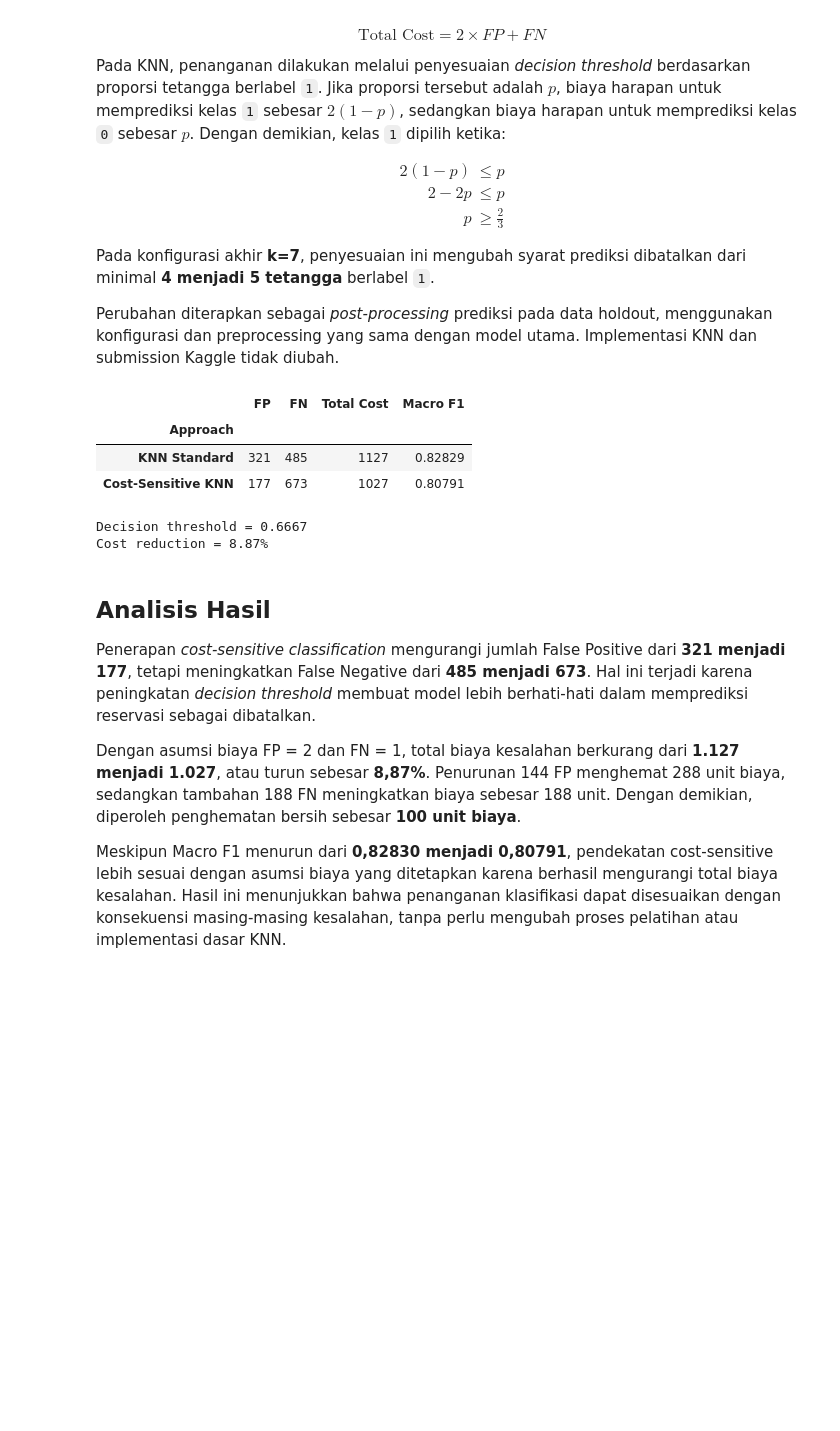
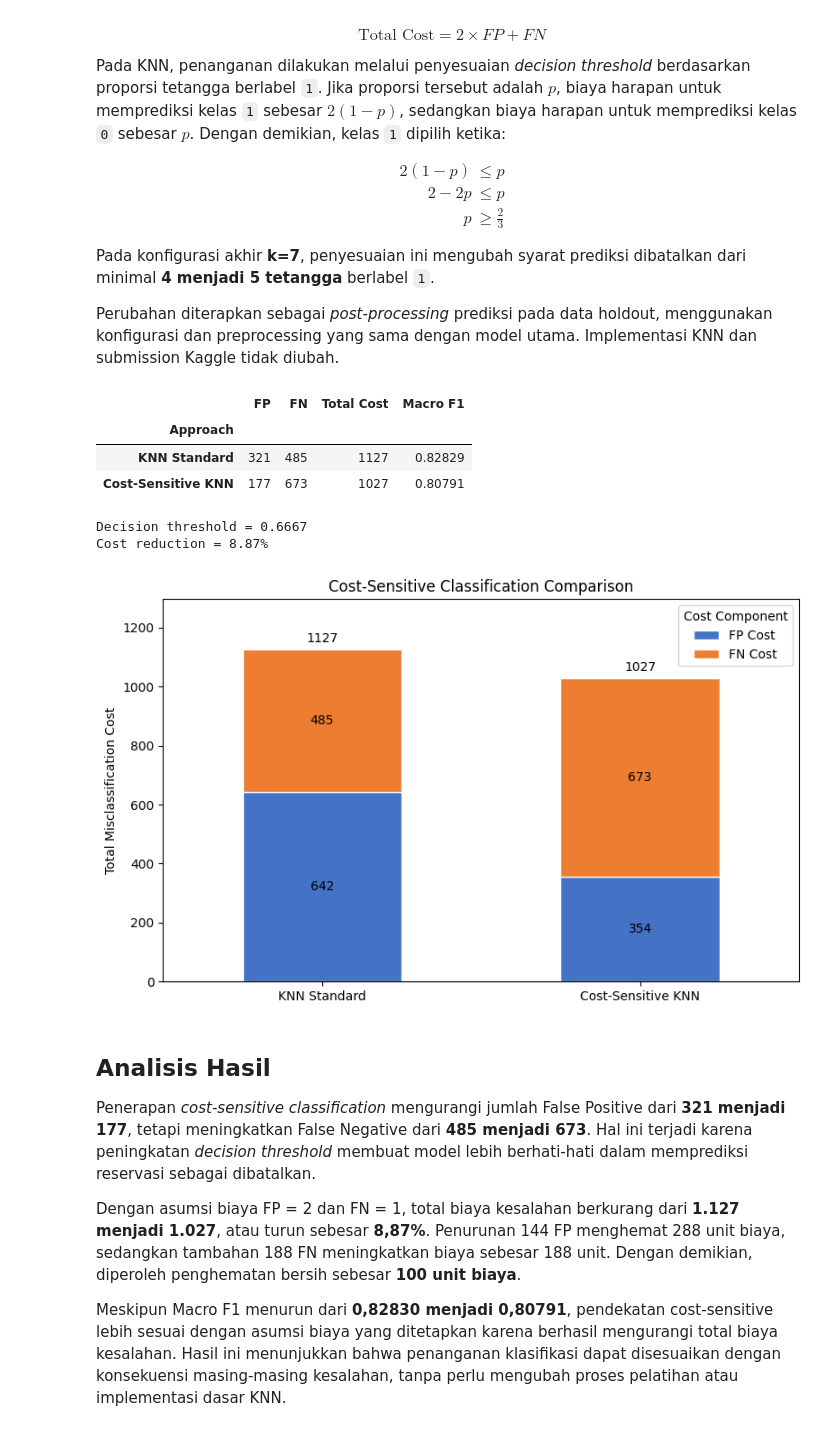
Before and after one commit to MAJIIDMN/IF3170_G04_TreeIsAllYouNeed, a Jupyter notebook: src/kaggle/knn_notebook.ipynb, the cells around one changed output. Cells and saved outputs as stored; diff of their text form; code cells hidden in the pictures; blank space fills up the shorter version.

```diff
--- a/src/kaggle/knn_notebook.ipynb
+++ b/src/kaggle/knn_notebook.ipynb
@@ -979,33 +992,75 @@ comparison = []
 for approach, predicted in predictions.items():
     tn, fp, fn, tp = confusion_matrix(
         bonus_y[bonus_holdout], predicted, labels=[0, 1]
     ).ravel()
 
     comparison.append({
         "Approach": approach,
         "FP": int(fp),
         "FN": int(fn),
         "Total Cost": int(cost_fp * fp + cost_fn * fn),
         "Macro F1": f1_score(
             bonus_y[bonus_holdout], predicted, average="macro"
         )
     })
 
 comparison_df = pd.DataFrame(comparison).set_index("Approach")
 display(comparison_df.round(5))
 
 standard_cost = comparison_df.loc["KNN Standard", "Total Cost"]
 sensitive_cost = comparison_df.loc["Cost-Sensitive KNN", "Total Cost"]
 
 print(f"Decision threshold = {threshold:.4f}")
 print(f"Cost reduction = {(standard_cost - sensitive_cost) / standard_cost * 100:.2f}%")
+
+cost_components = pd.DataFrame({
+    "FP Cost": comparison_df["FP"] * cost_fp,
+    "FN Cost": comparison_df["FN"] * cost_fn
+})
+
+ax = cost_components.plot(
+    kind="bar",
+    stacked=True,
+    figsize=(8, 5),
+    color=["#4472C4", "#ED7D31"],
+    edgecolor="white"
+)
+
+for index, (_, row) in enumerate(cost_components.iterrows()):
+    fp_cost = int(row["FP Cost"])
+    fn_cost = int(row["FN Cost"])
+    total_cost = fp_cost + fn_cost
+
+    ax.text(
+        index, fp_cost / 2, str(fp_cost),
+        ha="center", va="center", color="black"
+    )
+    ax.text(
+        index, fp_cost + fn_cost / 2, str(fn_cost),
+        ha="center", va="center", color="black"
+    )
+    ax.text(
+        index, total_cost + 15, str(total_cost),
+        ha="center", va="bottom"
+    )
+
+ax.set_title("Cost-Sensitive Classification Comparison")
+ax.set_ylabel("Total Misclassification Cost")
+ax.set_xlabel("")
+ax.set_xticklabels(cost_components.index, rotation=0)
+ax.set_ylim(0, cost_components.sum(axis=1).max() * 1.15)
+ax.legend(title="Cost Component")
+
+plt.tight_layout()
+plt.show()
 # %% [output]
 |  | FP | FN | Total Cost | Macro F1 |
 | Approach |  |  |  |  |
 | KNN Standard | 321 | 485 | 1127 | 0.82829 |
 | Cost-Sensitive KNN | 177 | 673 | 1027 | 0.80791 |
 Decision threshold = 0.6667
 Cost reduction = 8.87%
+[figure, added]
 # %% [markdown]
 ## Analisis Hasil
 
```
Also changed, not shown: parts of 1 cell of this notebook, 9 other files.
